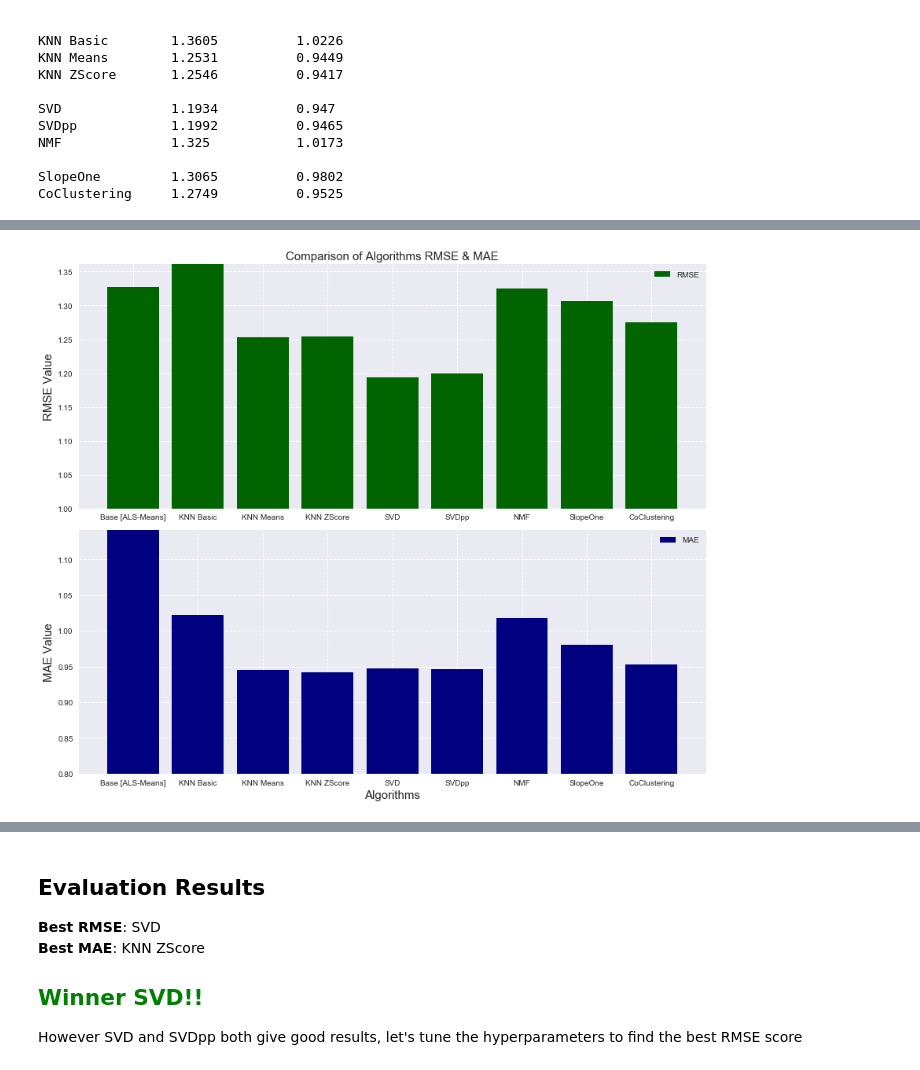
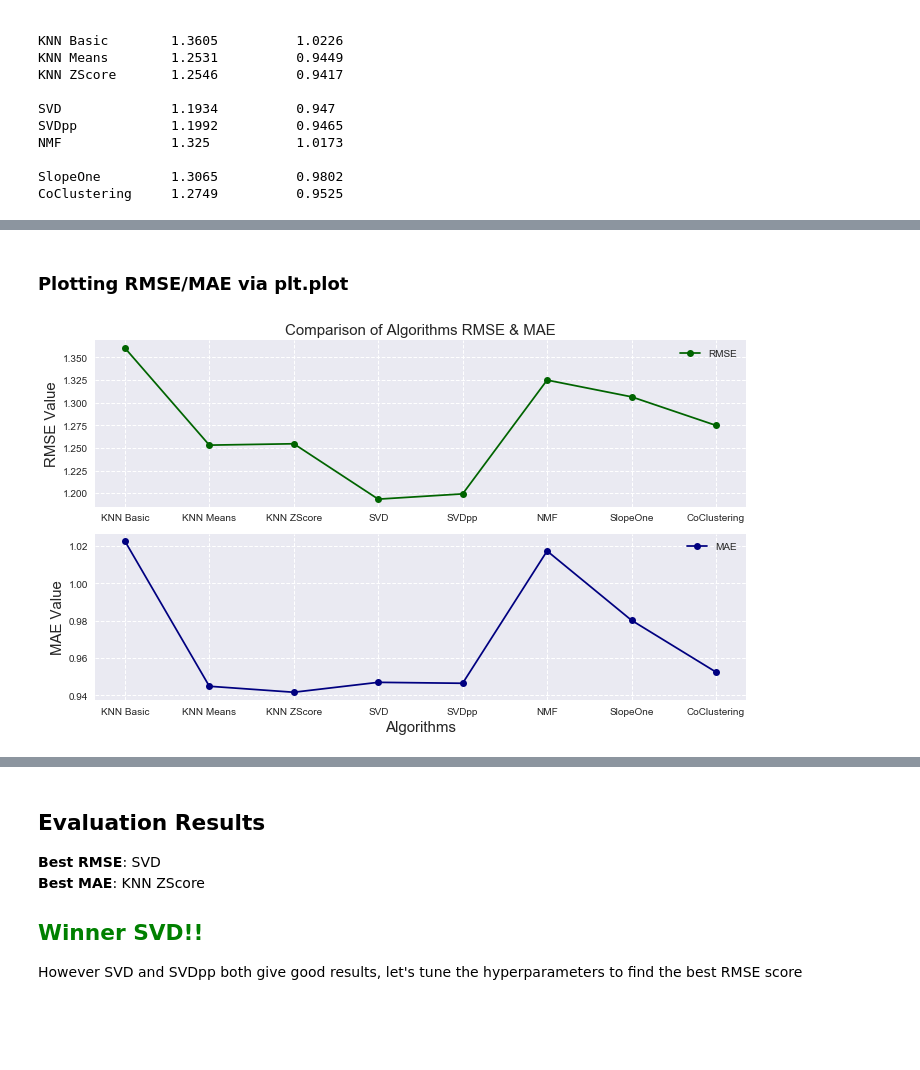
Before and after one commit to mik3up/yelp_recommender_old, a Jupyter notebook: src/Modelling.ipynb, the cells around one changed output, grey strips where cells are left out. Cells and saved outputs as stored; diff of their text form; code cells hidden in the pictures; blank space fills up the shorter version.

Commit message:
update final model and presentation images

```diff
--- a/src/Modelling.ipynb
+++ b/src/Modelling.ipynb
@@ -549,34 +639,29 @@ AttributeError: 'list' object has no attribute 'div'
+# %% [markdown]
+### Plotting RMSE/MAE via plt.plot
 # %%
 x_algo = ['KNN Basic', 'KNN Means', 'KNN ZScore', 'SVD', 'SVDpp', 'NMF', 'SlopeOne', 'CoClustering']
 all_algos_cv = [knnbasic_cv, knnmeans_cv, knnz_cv, svd_cv, svdpp_cv, nmf_cv, slope_cv, coclus_cv]
 
 rmse_cv = [round(res['test_rmse'].mean(), 4) for res in all_algos_cv]
 mae_cv = [round(res['test_mae'].mean(), 4) for res in all_algos_cv]
 
-# manually adding base score data
-x_algo = ['Base [ALS-Means]']+x_algo
-rmse_cv = [1.3274]+rmse_cv
-mae_cv = [1.1416]+mae_cv
-
-fig, ax = plt.subplots(2,1, figsize=(12,10))
+fig, ax = plt.subplots(2,1, figsize=(10,6))
 ax[0].set_title('Comparison of Algorithms RMSE & MAE', loc='center', fontsize=15)
-ax[0].bar(x_algo, rmse_cv, label='RMSE', color='darkgreen')
-ax[0].set_ylim(bottom=1.0, top=max(rmse_cv))
+ax[0].plot(x_algo, rmse_cv, label='RMSE', color='darkgreen', marker='o')
 # ax[0].set_xlabel('Algorithms', fontsize=15)
 ax[0].set_ylabel('RMSE Value', fontsize=15)
 ax[0].legend()
 ax[0].grid(ls='dashed')
 
 # ax[1].set_title('Comparison of Algorithms on MAE', loc='center', fontsize=15)
-ax[1].bar(x_algo, mae_cv, label='MAE', color='navy')
-ax[1].set_ylim(bottom=0.8, top=max(mae_cv))
+ax[1].plot(x_algo, mae_cv, label='MAE', color='navy', marker='o')
 ax[1].set_xlabel('Algorithms', fontsize=15)
 ax[1].set_ylabel('MAE Value', fontsize=15)
 ax[1].legend()
 ax[1].grid(ls='dashed')
 
 plt.tight_layout()
-plt.savefig('../img/rmse_mae_chart.png', dpi=300, transparency=True)
+plt.savefig('../img/rmse_mae_plotchart.png', dpi=300, transparency=True)
 plt.show();
 # %% [output]
-[figure, old version]
+[figure, new version]
```
Also changed, not shown: parts of 26 cells of this notebook, 6 other files.
